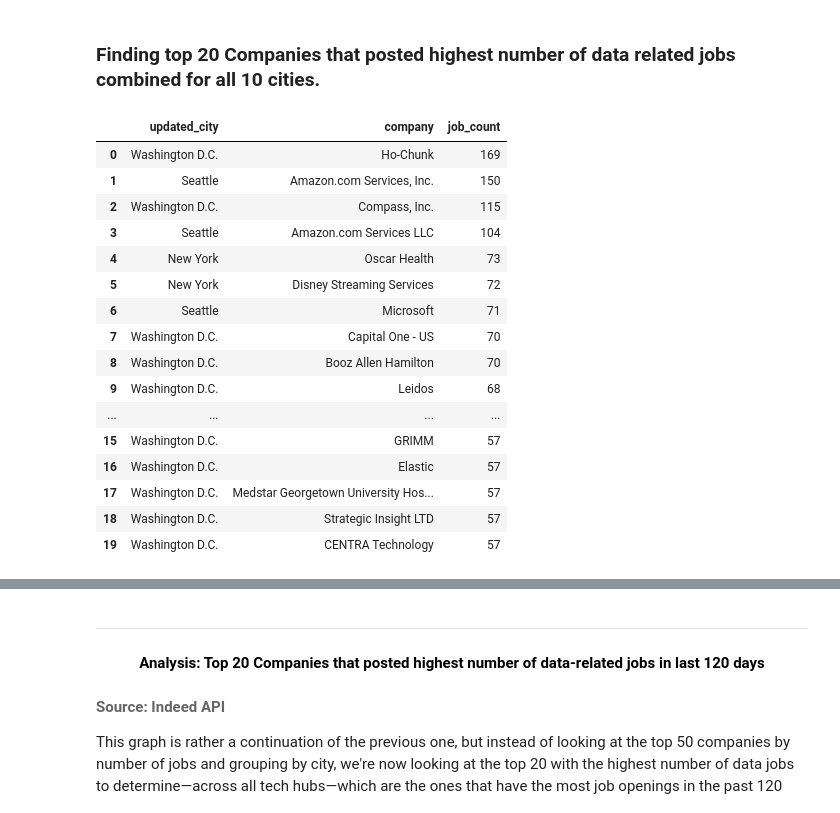
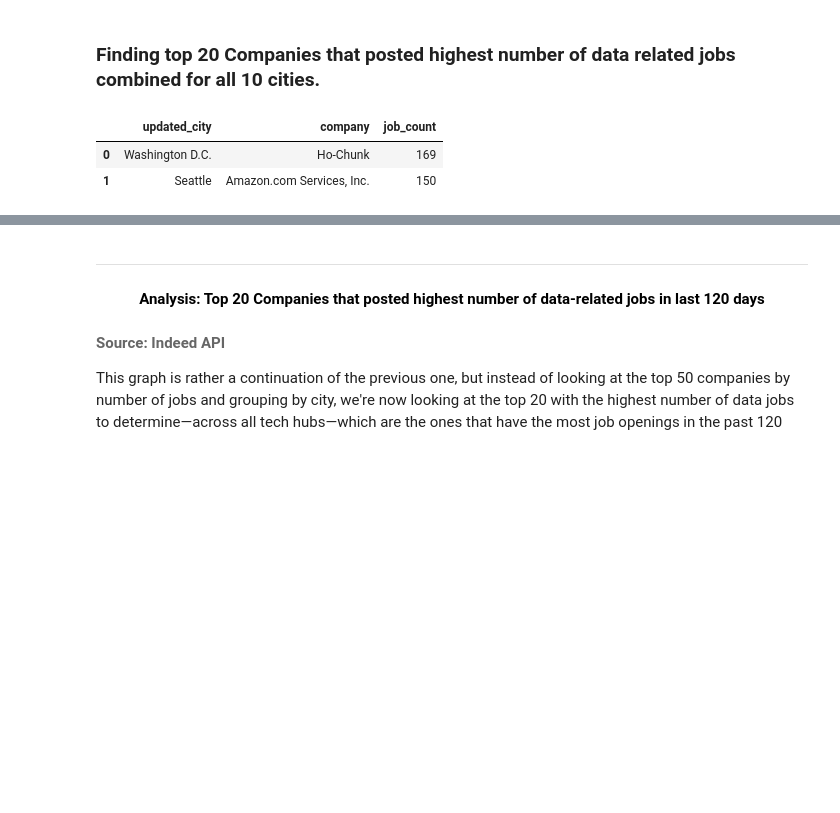
Before and after one commit to esharma3/project_data_jobs_market_analysis, a Jupyter notebook: code/data_preprocessing_and_analysis.ipynb, the cells around one changed output, grey strips where cells are left out. Cells and saved outputs as stored; diff of their text form; code cells hidden in the pictures; blank space fills up the shorter version.

```diff
--- a/code/data_preprocessing_and_analysis.ipynb
+++ b/code/data_preprocessing_and_analysis.ipynb
@@ -736,25 +736,11 @@ sorted_city_jobs = city_jobs.sort_values('job_count', ascending=False)[:20] \
                             .reset_index() \
                             .drop('index', axis=1)
 # %%
-sorted_city_jobs
+sorted_city_jobs.head(2)
 # %% [output]
 |  | updated_city | company | job_count |
 | 0 | Washington D.C. | Ho-Chunk | 169 |
 | 1 | Seattle | Amazon.com Services, Inc. | 150 |
-| 2 | Washington D.C. | Compass, Inc. | 115 |
-| 3 | Seattle | Amazon.com Services LLC | 104 |
-| 4 | New York | Oscar Health | 73 |
-| 5 | New York | Disney Streaming Services | 72 |
-| 6 | Seattle | Microsoft | 71 |
-| 7 | Washington D.C. | Capital One - US | 70 |
-| 8 | Washington D.C. | Booz Allen Hamilton | 70 |
-| 9 | Washington D.C. | Leidos | 68 |
-| ... | ... | ... | ... |
-| 15 | Washington D.C. | GRIMM | 57 |
-| 16 | Washington D.C. | Elastic | 57 |
-| 17 | Washington D.C. | Medstar Georgetown University Hos... | 57 |
-| 18 | Washington D.C. | Strategic Insight LTD | 57 |
-| 19 | Washington D.C. | CENTRA Technology | 57 |
 # %%
 # displaying top 20 companies (combined for all cities) based on highest number of data job posted
 
```
Also changed, not shown: parts of 22 cells of this notebook.
